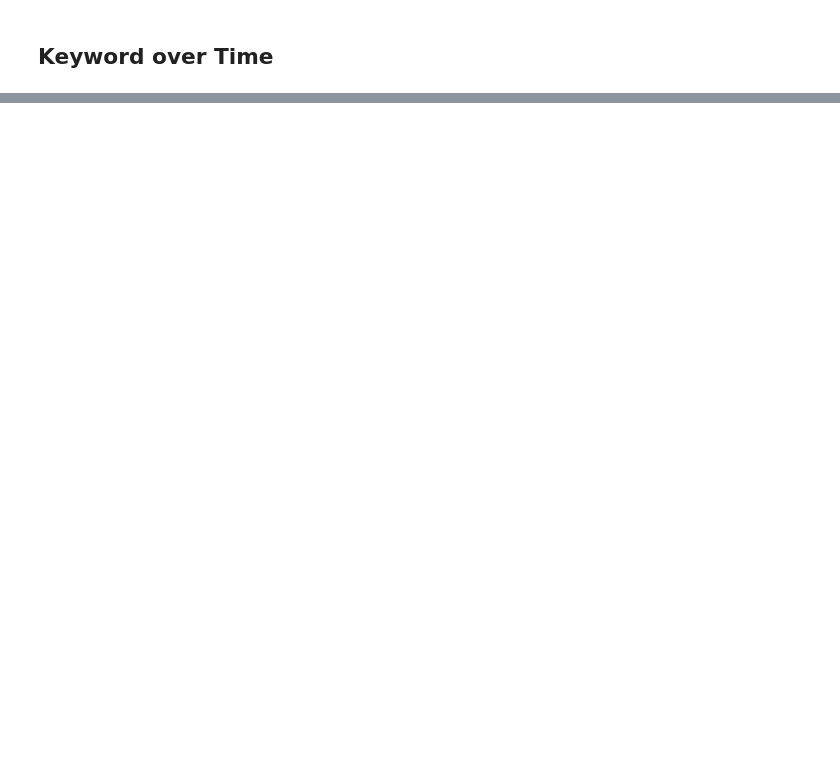
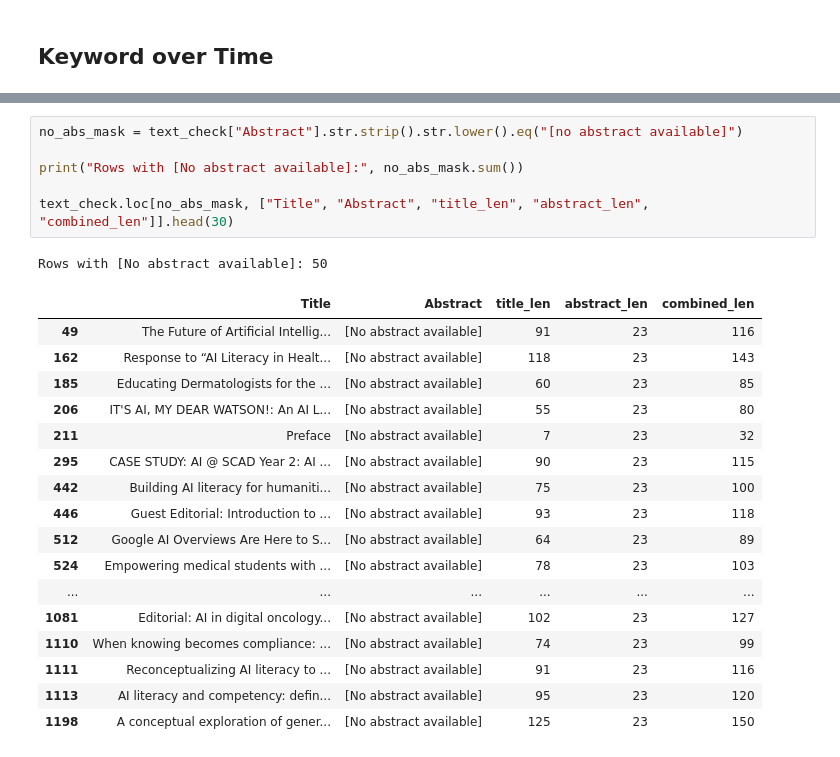
Before and after one commit to namigabbasov/ai-literacy-bibliometric-analysis, a Jupyter notebook: scripts/RQ4_thematic_analysis.ipynb, the cells around one changed output, grey strips where cells are left out. Saved outputs shown, nothing was run; the diff lists cells and outputs as text; blank space fills up the shorter version.

```diff
--- a/scripts/RQ4_thematic_analysis.ipynb
+++ b/scripts/RQ4_thematic_analysis.ipynb
@@ -503,0 +288,25 @@ print("Saved: outputs/topic_models/bertopic_model/")
+# %%
+no_abs_mask = text_check["Abstract"].str.strip().str.lower().eq("[no abstract available]")
+
+print("Rows with [No abstract available]:", no_abs_mask.sum())
+
+text_check.loc[no_abs_mask, ["Title", "Abstract", "title_len", "abstract_len", "combined_len"]].head(30)
+# %% [output]
+Rows with [No abstract available]: 50
+|  | Title | Abstract | title_len | abstract_len | combined_len |
+| 49 | The Future of Artificial Intellig... | [No abstract available] | 91 | 23 | 116 |
+| 162 | Response to “AI Literacy in Healt... | [No abstract available] | 118 | 23 | 143 |
+| 185 | Educating Dermatologists for the ... | [No abstract available] | 60 | 23 | 85 |
+| 206 | IT'S AI, MY DEAR WATSON!: An AI L... | [No abstract available] | 55 | 23 | 80 |
+| 211 | Preface | [No abstract available] | 7 | 23 | 32 |
+| 295 | CASE STUDY: AI @ SCAD Year 2: AI ... | [No abstract available] | 90 | 23 | 115 |
+| 442 | Building AI literacy for humaniti... | [No abstract available] | 75 | 23 | 100 |
+| 446 | Guest Editorial: Introduction to ... | [No abstract available] | 93 | 23 | 118 |
+| 512 | Google AI Overviews Are Here to S... | [No abstract available] | 64 | 23 | 89 |
+| 524 | Empowering medical students with ... | [No abstract available] | 78 | 23 | 103 |
+| ... | ... | ... | ... | ... | ... |
+| 1081 | Editorial: AI in digital oncology... | [No abstract available] | 102 | 23 | 127 |
+| 1110 | When knowing becomes compliance: ... | [No abstract available] | 74 | 23 | 99 |
+| 1111 | Reconceptualizing AI literacy to ... | [No abstract available] | 91 | 23 | 116 |
+| 1113 | AI literacy and competency: defin... | [No abstract available] | 95 | 23 | 120 |
+| 1198 | A conceptual exploration of gener... | [No abstract available] | 125 | 23 | 150 |
```
Also changed, not shown: parts of 73 cells of this notebook, 58 other files.
